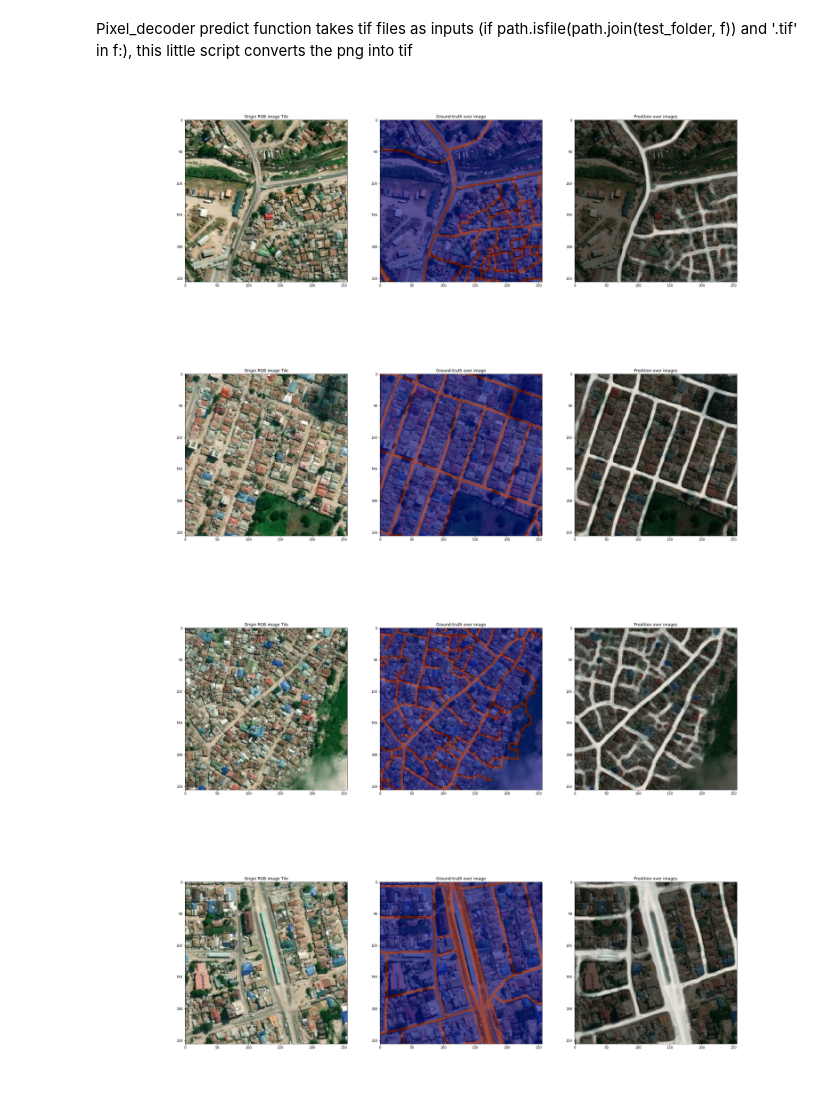
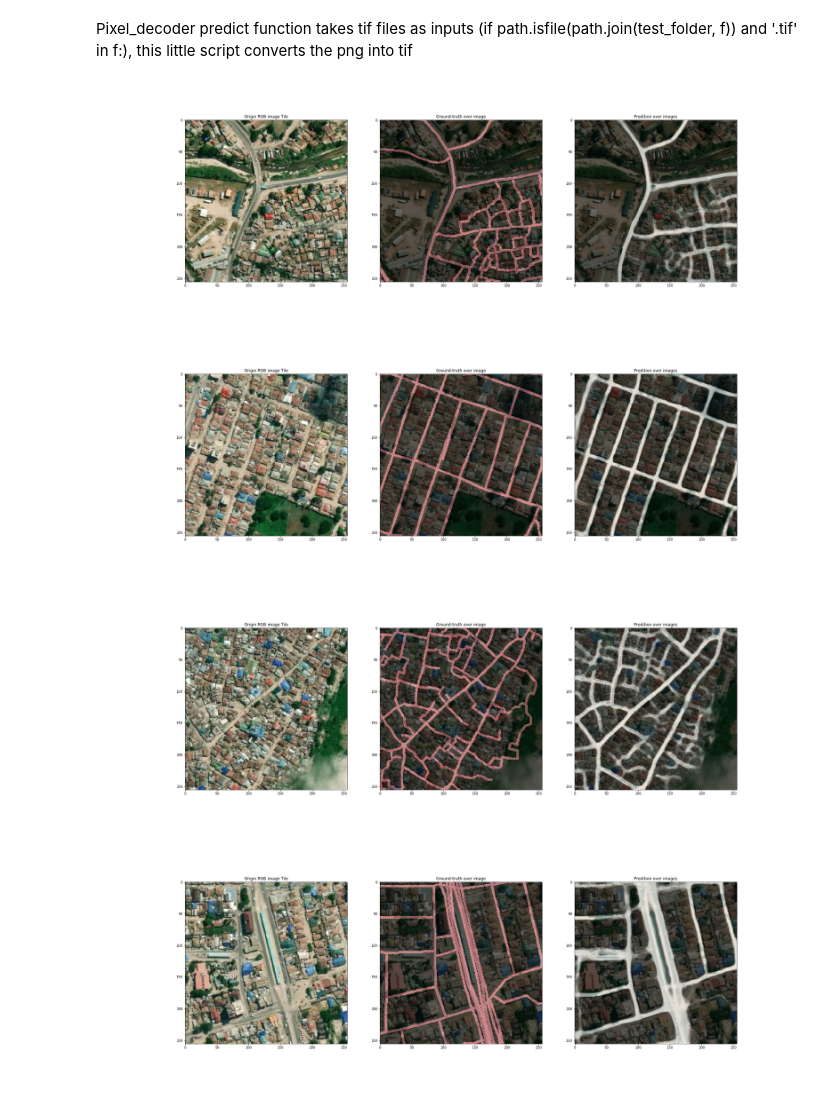
Before and after one commit to Geoyi/FOSS_4g_Pixel_decoder, a Jupyter notebook: Label-Maker_Pixel-Decoder.ipynb, the cells around one changed output. Saved outputs shown, nothing was run; the diff lists cells and outputs as text; code cells hidden in the pictures.

```diff
--- a/Label-Maker_Pixel-Decoder.ipynb
+++ b/Label-Maker_Pixel-Decoder.ipynb
@@ -144,18 +144,18 @@ for pred in pred_list:
     fig.savefig("result_figures/tz_roads_pred_{}.png".format(pred))
 # %%
 from IPython.display import Image
-Image(filename='roads_predictions_figs/tz_buildings_pred_79829-68024-17.png')
+Image(filename='result_figures/tz_roads_pred_79829-68024-17.png')
 # %% [output]
-[figure, old version]
+[figure, new version]
 # %%
-Image(filename='roads_predictions_figs/tz_buildings_pred_79830-68021-17.png')
+Image(filename='result_figures/tz_roads_pred_79830-68021-17.png')
 # %% [output]
-[figure, old version]
+[figure, new version]
 # %%
-Image(filename='roads_predictions_figs/tz_buildings_pred_79832-68018-17.png')
+Image(filename='result_figures/tz_roads_pred_79832-68018-17.png')
 # %% [output]
-[figure, old version]
+[figure, new version]
 # %%
-Image(filename='roads_predictions_figs/tz_buildings_pred_79831-68014-17.png')
+Image(filename='result_figures/tz_roads_pred_79831-68014-17.png')
 # %% [output]
-[figure, old version]
+[figure, new version]
```
